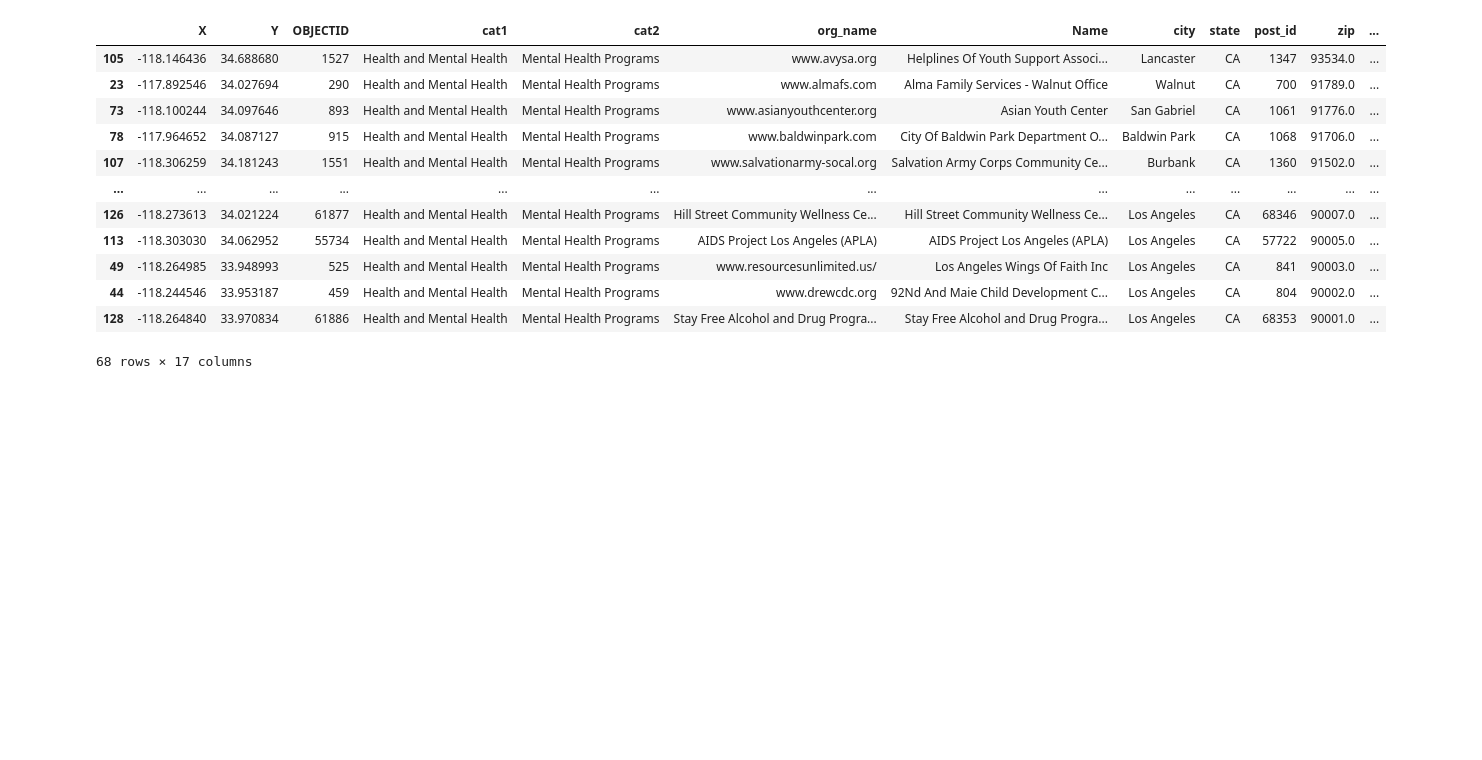
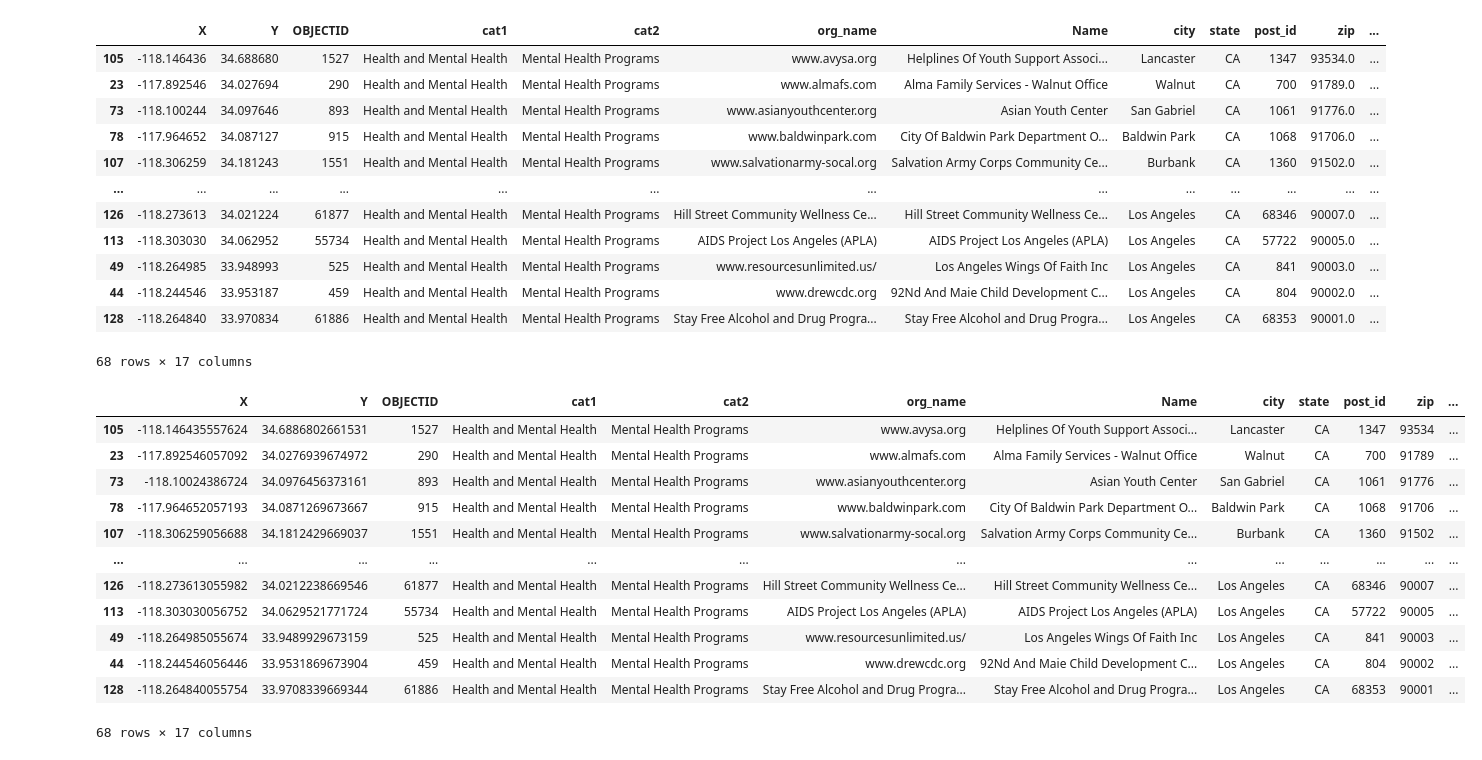
Before and after one commit to jwygonik/Crime_Analysis, a Jupyter notebook: Substance_Abuse_Programs.ipynb, the cells around one changed output. Cells and saved outputs as stored; diff of their text form; code cells hidden in the pictures; blank space fills up the shorter version.

Commit message:
cleaned_data mh_ Abuse_Programs

```diff
--- a/Substance_Abuse_Programs.ipynb
+++ b/Substance_Abuse_Programs.ipynb
@@ -318,6 +318,27 @@ programs_sorted
 | 44 | -118.244546 | 33.953187 | 459 | Health and Mental Health | Mental Health Programs | www.drewcdc.org | 92Nd And Maie Child Development C... | Los Angeles | CA | 804 | 90002.0 | ... |
 | 128 | -118.264840 | 33.970834 | 61886 | Health and Mental Health | Mental Health Programs | Stay Free Alcohol and Drug Progra... | Stay Free Alcohol and Drug Progra... | Los Angeles | CA | 68353 | 90001.0 | ... |
 68 rows × 17 columns
+# %%
+# converting all columns to string type
+programs_sorted = programs_sorted.astype(str)
+programs_sorted['zip'] = programs_sorted['zip'].str[:5]
+# %%
+#Cleaned dataframe
+programs_sorted
+# %% [output]
+|  | X | Y | OBJECTID | cat1 | cat2 | org_name | Name | city | state | post_id | zip | ... |
+| 105 | -118.146435557624 | 34.6886802661531 | 1527 | Health and Mental Health | Mental Health Programs | www.avysa.org | Helplines Of Youth Support Associ... | Lancaster | CA | 1347 | 93534 | ... |
+| 23 | -117.892546057092 | 34.0276939674972 | 290 | Health and Mental Health | Mental Health Programs | www.almafs.com | Alma Family Services - Walnut Office | Walnut | CA | 700 | 91789 | ... |
+| 73 | -118.10024386724 | 34.0976456373161 | 893 | Health and Mental Health | Mental Health Programs | www.asianyouthcenter.org | Asian Youth Center | San Gabriel | CA | 1061 | 91776 | ... |
+| 78 | -117.964652057193 | 34.0871269673667 | 915 | Health and Mental Health | Mental Health Programs | www.baldwinpark.com | City Of Baldwin Park Department O... | Baldwin Park | CA | 1068 | 91706 | ... |
+| 107 | -118.306259056688 | 34.1812429669037 | 1551 | Health and Mental Health | Mental Health Programs | www.salvationarmy-socal.org | Salvation Army Corps Community Ce... | Burbank | CA | 1360 | 91502 | ... |
+| ... | ... | ... | ... | ... | ... | ... | ... | ... | ... | ... | ... | ... |
+| 126 | -118.273613055982 | 34.0212238669546 | 61877 | Health and Mental Health | Mental Health Programs | Hill Street Community Wellness Ce... | Hill Street Community Wellness Ce... | Los Angeles | CA | 68346 | 90007 | ... |
+| 113 | -118.303030056752 | 34.0629521771724 | 55734 | Health and Mental Health | Mental Health Programs | AIDS Project Los Angeles (APLA) | AIDS Project Los Angeles (APLA) | Los Angeles | CA | 57722 | 90005 | ... |
+| 49 | -118.264985055674 | 33.9489929673159 | 525 | Health and Mental Health | Mental Health Programs | www.resourcesunlimited.us/ | Los Angeles Wings Of Faith Inc | Los Angeles | CA | 841 | 90003 | ... |
+| 44 | -118.244546056446 | 33.9531869673904 | 459 | Health and Mental Health | Mental Health Programs | www.drewcdc.org | 92Nd And Maie Child Development C... | Los Angeles | CA | 804 | 90002 | ... |
+| 128 | -118.264840055754 | 33.9708339669344 | 61886 | Health and Mental Health | Mental Health Programs | Stay Free Alcohol and Drug Progra... | Stay Free Alcohol and Drug Progra... | Los Angeles | CA | 68353 | 90001 | ... |
+68 rows × 17 columns
 # %%
 # Export Sorted Df to csv in Cleaned_Data folder
 
```
Also changed, not shown: 1 other file.
